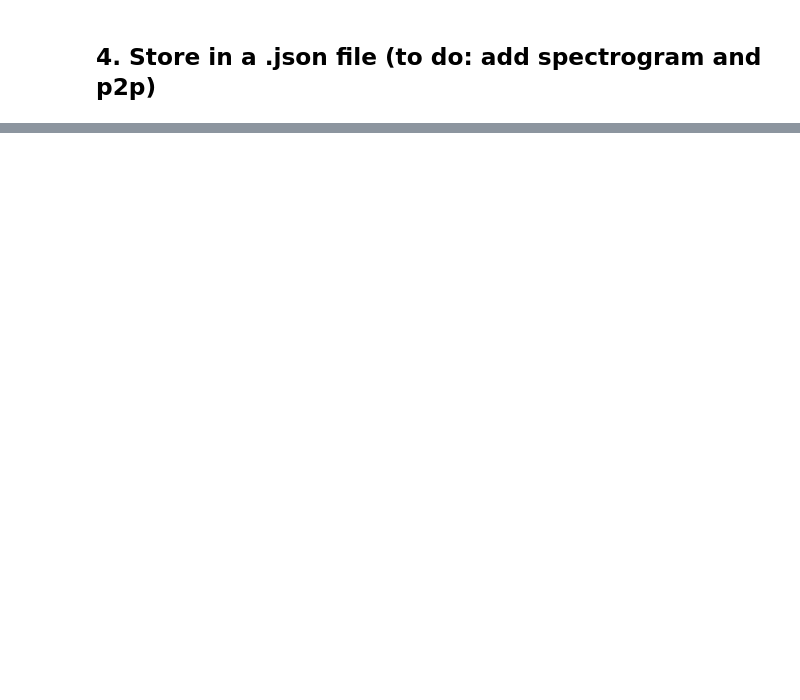
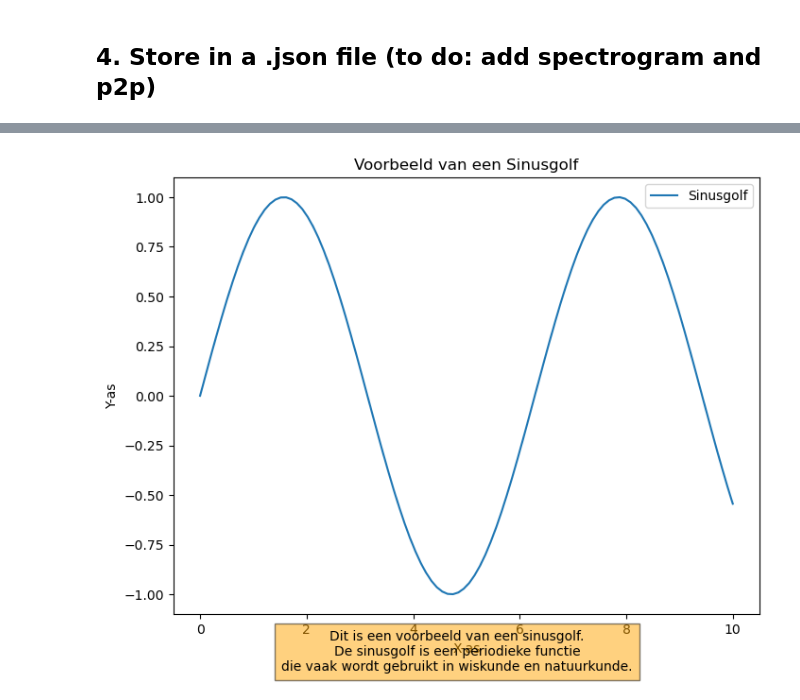
Before and after one commit to MichielBontenbal/run_CLAP, a Jupyter notebook: UrbanSounds_audio_pipeline.ipynb, the cells around one changed output, grey strips where cells are left out. Saved outputs shown, nothing was run; the diff lists cells and outputs as text; code cells hidden in the pictures; blank space fills up the shorter version.

```diff
--- a/UrbanSounds_audio_pipeline.ipynb
+++ b/UrbanSounds_audio_pipeline.ipynb
@@ -274,0 +292,26 @@ with open('results.json', 'w') as f:
+# %%
+import matplotlib.pyplot as plt
+import numpy as np
+
+# Voorbeeldgegevens genereren
+x = np.linspace(0, 10, 100)
+y = np.sin(x)
+
+# Plot maken
+plt.figure(figsize=(8, 6))
+plt.plot(x, y, label='Sinusgolf')
+plt.title('Voorbeeld van een Sinusgolf')
+plt.xlabel('X-as')
+plt.ylabel('Y-as')
+plt.legend()
+
+# Caption met meerdere regels toevoegen
+caption = ("Dit is een voorbeeld van een sinusgolf.\n"
+           "De sinusgolf is een periodieke functie\n"
+           "die vaak wordt gebruikt in wiskunde en natuurkunde.")
+plt.figtext(0.5, 0.01, caption, ha="center", fontsize=10, bbox={"facecolor": "orange", "alpha": 0.5, "pad": 5})
+
+# Plot tonen
+plt.show()
+# %% [output]
+[figure, added]
```
Also changed, not shown: parts of 7 cells of this notebook, 1 other file.
